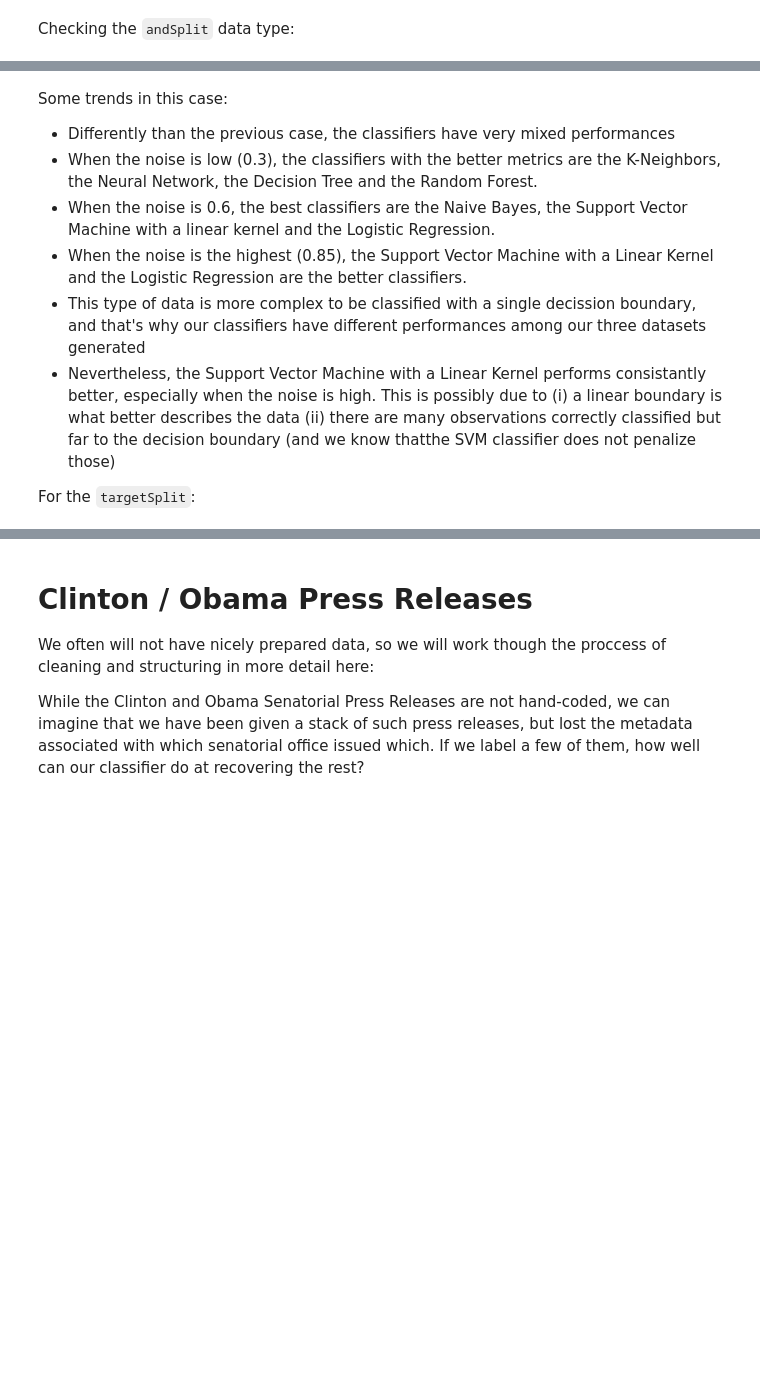
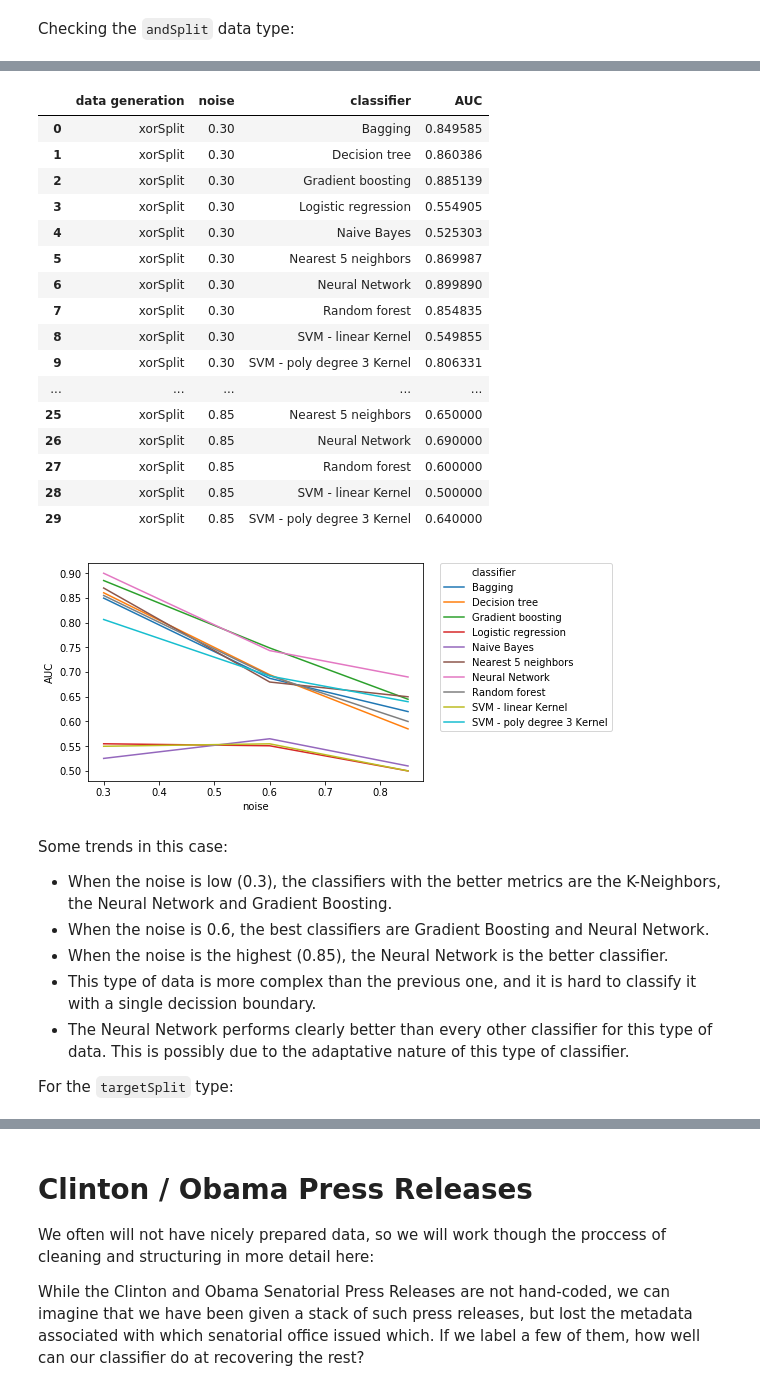
Before and after one commit to luisesanmartin/Content-Analysis-2020, a Jupyter notebook: week-3/3-Classification.ipynb, the cells around one changed output, grey strips where cells are left out. Saved outputs shown, nothing was run; the diff lists cells and outputs as text; code cells hidden in the pictures; blank space fills up the shorter version.

```diff
--- a/week-3/3-Classification.ipynb
+++ b/week-3/3-Classification.ipynb
@@ -383,11 +379,31 @@ results[results['data generation'] == 'xorSplit']
+# %%
+plot_results(results, 'xorSplit', 'AUC')
+# %% [output]
+|  | data generation | noise | classifier | AUC |
+| 0 | xorSplit | 0.30 | Bagging | 0.849585 |
+| 1 | xorSplit | 0.30 | Decision tree | 0.860386 |
+| 2 | xorSplit | 0.30 | Gradient boosting | 0.885139 |
+| 3 | xorSplit | 0.30 | Logistic regression | 0.554905 |
+| 4 | xorSplit | 0.30 | Naive Bayes | 0.525303 |
+| 5 | xorSplit | 0.30 | Nearest 5 neighbors | 0.869987 |
+| 6 | xorSplit | 0.30 | Neural Network | 0.899890 |
+| 7 | xorSplit | 0.30 | Random forest | 0.854835 |
+| 8 | xorSplit | 0.30 | SVM - linear Kernel | 0.549855 |
+| 9 | xorSplit | 0.30 | SVM - poly degree 3 Kernel | 0.806331 |
+| ... | ... | ... | ... | ... |
+| 25 | xorSplit | 0.85 | Nearest 5 neighbors | 0.650000 |
+| 26 | xorSplit | 0.85 | Neural Network | 0.690000 |
+| 27 | xorSplit | 0.85 | Random forest | 0.600000 |
+| 28 | xorSplit | 0.85 | SVM - linear Kernel | 0.500000 |
+| 29 | xorSplit | 0.85 | SVM - poly degree 3 Kernel | 0.640000 |
+[figure, added]
 # %% [markdown]
 Some trends in this case:
 
-* Differently than the previous case, the classifiers have very mixed performances
-* When the noise is low (0.3), the classifiers with the better metrics are the K-Neighbors, the Neural Network, the Decision Tree and the Random Forest.
-* When the noise is 0.6, the best classifiers are the Naive Bayes, the Support Vector Machine with a linear kernel and the Logistic Regression.
-* When the noise is the highest (0.85), the Support Vector Machine with a Linear Kernel and the Logistic Regression are the better classifiers.
-* This type of data is more complex to be classified with a single decission boundary, and that's why our classifiers have different performances among our three datasets generated
-* Nevertheless, the Support Vector Machine with a Linear Kernel performs consistantly better, especially when the noise is high. This is possibly due to (i) a linear boundary is what better describes the data (ii) there are many observations correctly classified but far to the decision boundary (and we know thatthe SVM classifier does not penalize those)
+* When the noise is low (0.3), the classifiers with the better metrics are the K-Neighbors, the Neural Network and Gradient Boosting.
+* When the noise is 0.6, the best classifiers are Gradient Boosting and Neural Network.
+* When the noise is the highest (0.85), the Neural Network is the better classifier.
+* This type of data is more complex than the previous one, and it is hard to classify it with a single decission boundary.
+* The Neural Network performs clearly better than every other classifier for this type of data. This is possibly due to the adaptative nature of this type of classifier.
 
-For the `targetSplit`:
+For the `targetSplit` type:
```
Also changed, not shown: parts of 55 cells of this notebook.
